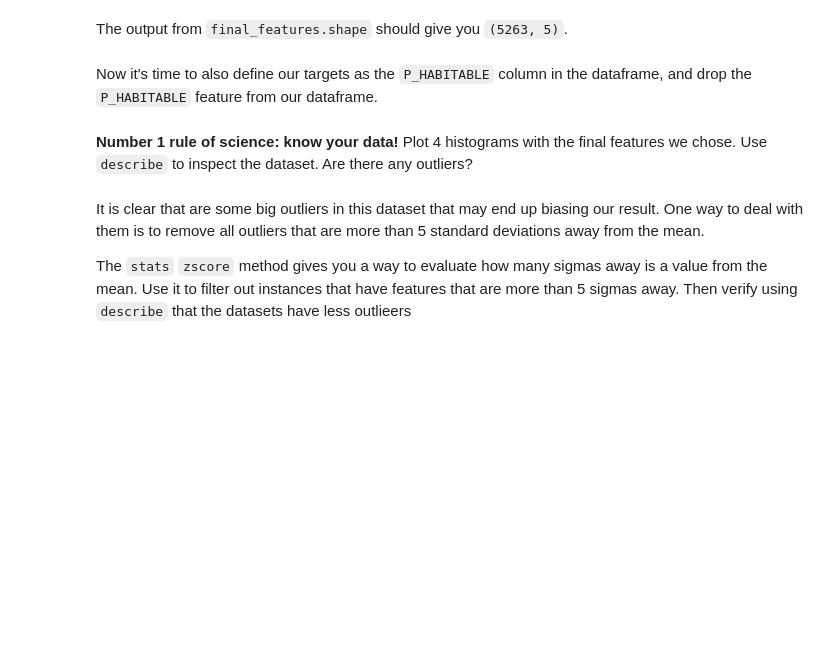
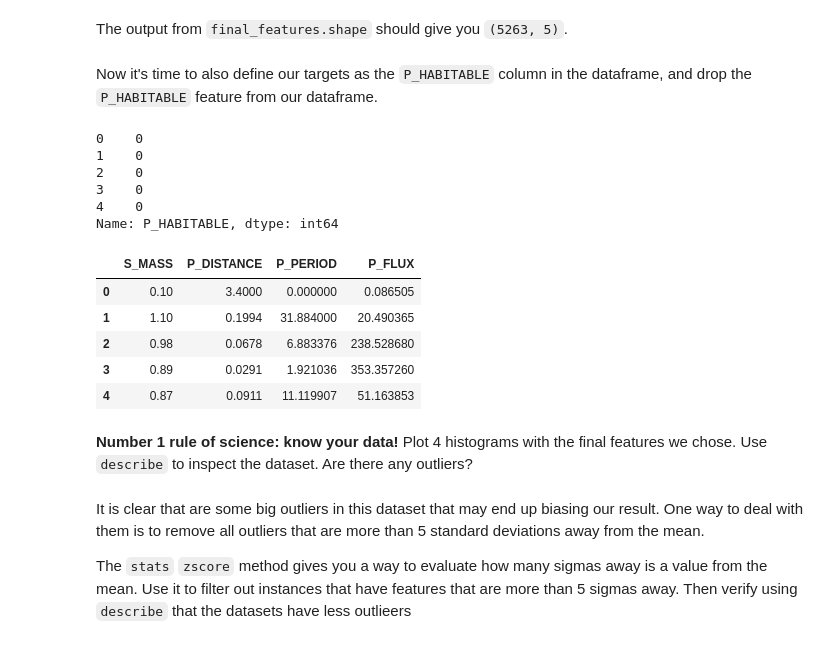
Before and after one commit to nakulpandit/QM_ML_DL_Lab, a Jupyter notebook: week 4/Week_4_2025_PlanetHunting.ipynb, the cells around one changed output. Drawn from its saved outputs; the diff is of its cells as text; code cells hidden in the pictures; blank space fills up the shorter version.

```diff
--- a/week 4/Week_4_2025_PlanetHunting.ipynb
+++ b/week 4/Week_4_2025_PlanetHunting.ipynb
@@ -111,3 +151,5 @@ pd_exo_bin = ...
+# %%
+pd_exo_bin = pd_exo_int.drop("P_HABITABLE", axis = "columns")
 # %% [markdown]
 Now let's add a column called `P_HABITABLE` to our new data frame, with:
 
@@ -120,5 +162,11 @@ Now let's add a feature to our dataframe that is the `logical or` of the 1 and 2
 
 NB `logical_or` will return True and False values, so you will also need to convert the column to integers.
 Once you are confident that you have performed the two operations correctly, check that `pd_exo_bin.head()` gives you the result you expect.
-# %%
-pd_exo_bin['P_HABITABLE'] = ...
+# %%
+pd_exo_bin["P_HABITABLE"] = np.logical_or(
+    pd_exo_int["P_HABITABLE"] == 1,
+    pd_exo_int["P_HABITABLE"] == 2
+).astype(int)
+
+print(pd_exo_bin.tail())
+print(pd_exo_bin["P_HABITABLE"].value_counts())
@@ -138,0 +207,5 @@ final_features.shape
+# %%
+pd_exo_bin.replace([np.inf, -np.inf], np.nan, inplace=True)
+pd_exo_bin.dropna(inplace=True)
+final_features = pd_exo_bin
+final_features.shape
@@ -147,3 +218,23 @@ final_features = ...
+# %%
+targets = pd_exo_bin["P_HABITABLE"]
+targets.head()
+# %% [output]
+0    0
+1    0
+2    0
+3    0
+4    0
+Name: P_HABITABLE, dtype: int64
+# %%
+final_features = pd_exo_bin.drop("P_HABITABLE", axis = "columns")
+final_features.head()
+# %% [output]
+|  | S_MASS | P_DISTANCE | P_PERIOD | P_FLUX |
+| 0 | 0.10 | 3.4000 | 0.000000 | 0.086505 |
+| 1 | 1.10 | 0.1994 | 31.884000 | 20.490365 |
+| 2 | 0.98 | 0.0678 | 6.883376 | 238.528680 |
+| 3 | 0.89 | 0.0291 | 1.921036 | 353.357260 |
+| 4 | 0.87 | 0.0911 | 11.119907 | 51.163853 |
 # %% [markdown]
 **Number 1 rule of science: know your data!**
 Plot 4 histograms with the final features we chose. Use `describe` to inspect the dataset. Are there any outliers?
```
Also changed, not shown: parts of 15 cells of this notebook.
